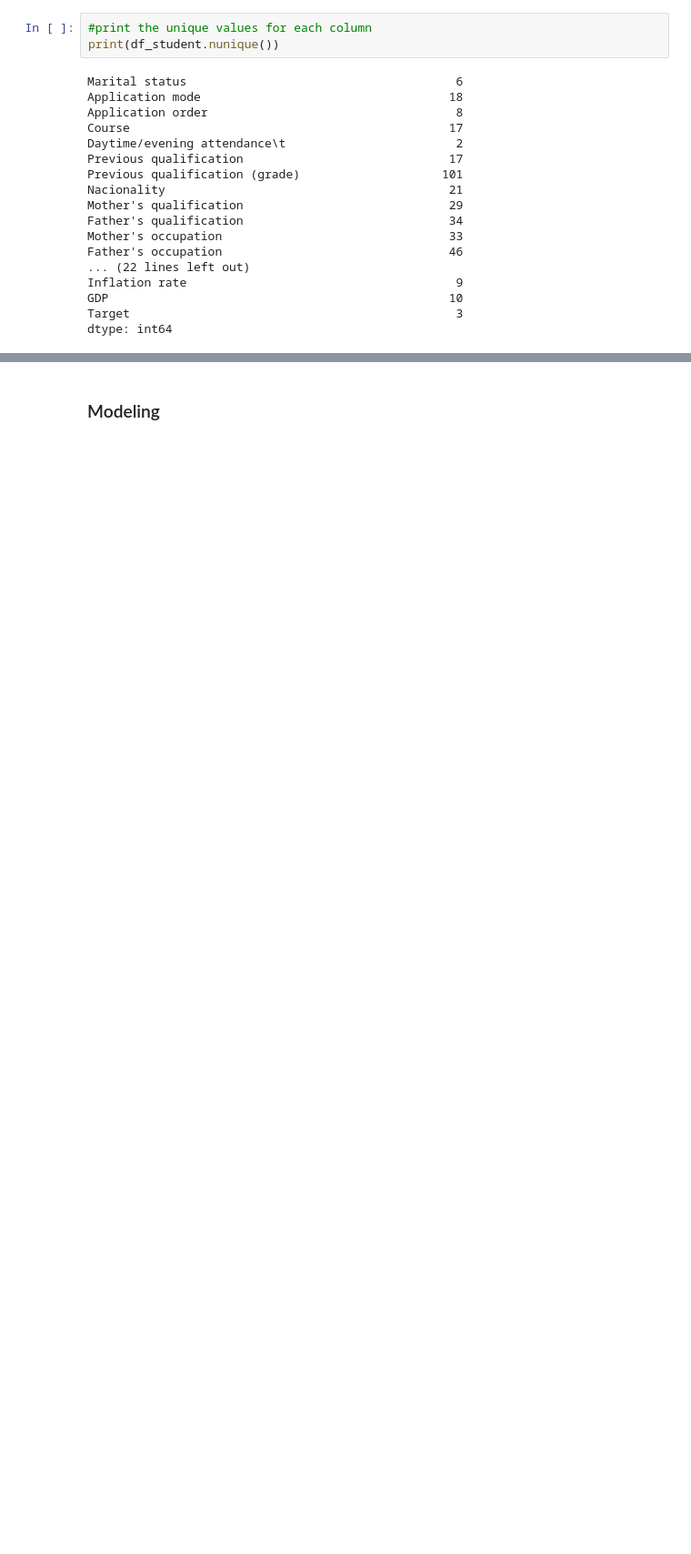
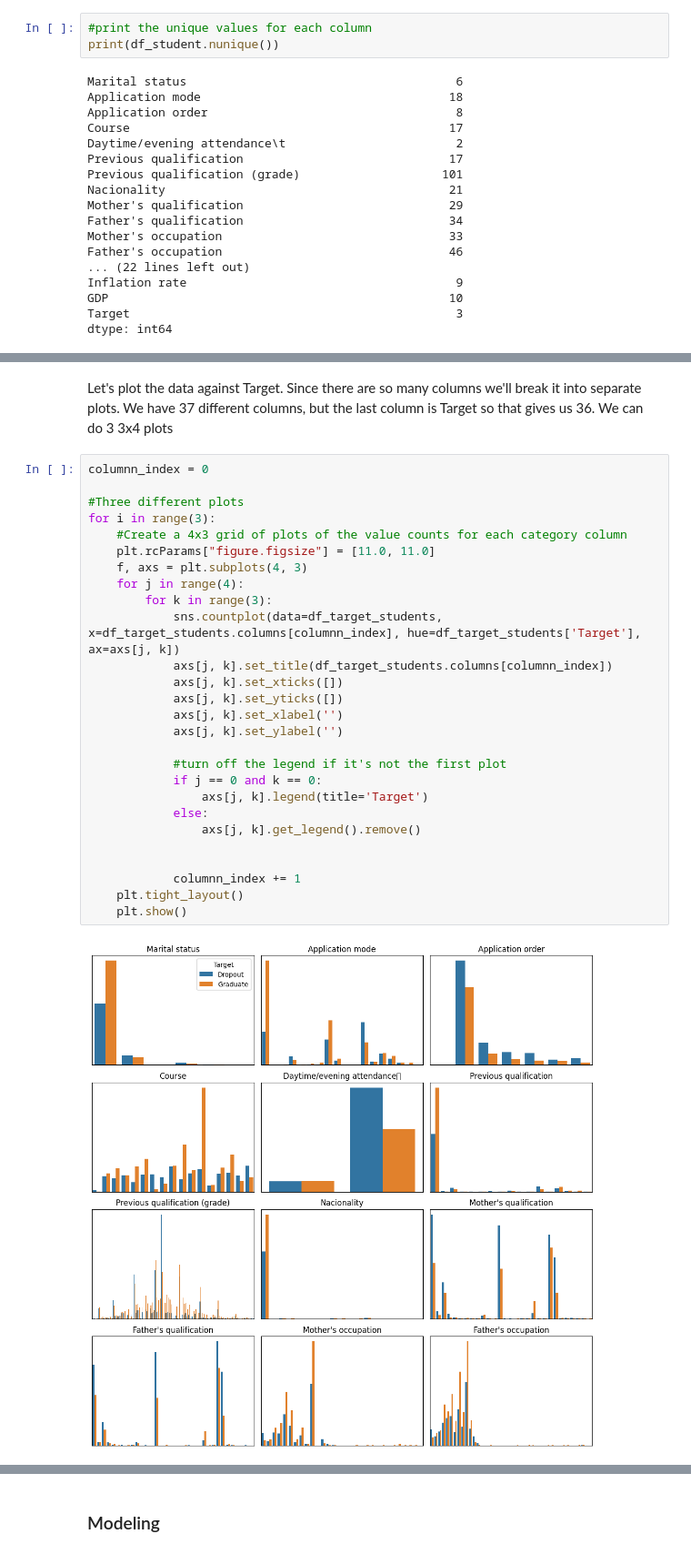
Before and after one commit to wortcook/UMKC, a Jupyter notebook: Fall2024/CS5530-0005/proj/notebook.ipynb, the cells around one changed output, grey strips where cells are left out. Shown at 91% size. Cells and saved outputs as stored; diff of their text form; blank space fills up the shorter version.

```diff
--- a/Fall2024/CS5530-0005/proj/notebook.ipynb
+++ b/Fall2024/CS5530-0005/proj/notebook.ipynb
@@ -786,0 +772,32 @@ df_student = df_student.drop(columns=['Unemployment rate', 'Inflation rate', 'GD
+# %% [markdown]
+Let's plot the data against Target. Since there are so many columns we'll break it into separate plots. We have 37 different columns, but the last column is Target
+so that gives us 36. We can do 3 3x4 plots
+# %%
+columnn_index = 0
+
+#Three different plots
+for i in range(3):
+    #Create a 4x3 grid of plots of the value counts for each category column
+    plt.rcParams["figure.figsize"] = [11.0, 11.0]
+    f, axs = plt.subplots(4, 3)
+    for j in range(4):
+        for k in range(3):
+            sns.countplot(data=df_target_students, x=df_target_students.columns[columnn_index], hue=df_target_students['Target'], ax=axs[j, k])
+            axs[j, k].set_title(df_target_students.columns[columnn_index])
+            axs[j, k].set_xticks([])
+            axs[j, k].set_yticks([])
+            axs[j, k].set_xlabel('')
+            axs[j, k].set_ylabel('')
+
+            #turn off the legend if it's not the first plot
+            if j == 0 and k == 0:
+                axs[j, k].legend(title='Target')
+            else:
+                axs[j, k].get_legend().remove()
+
+
+            columnn_index += 1
+    plt.tight_layout()
+    plt.show()
+# %% [output]
+[figure, added]
```
Also changed, not shown: parts of 33 cells of this notebook.
